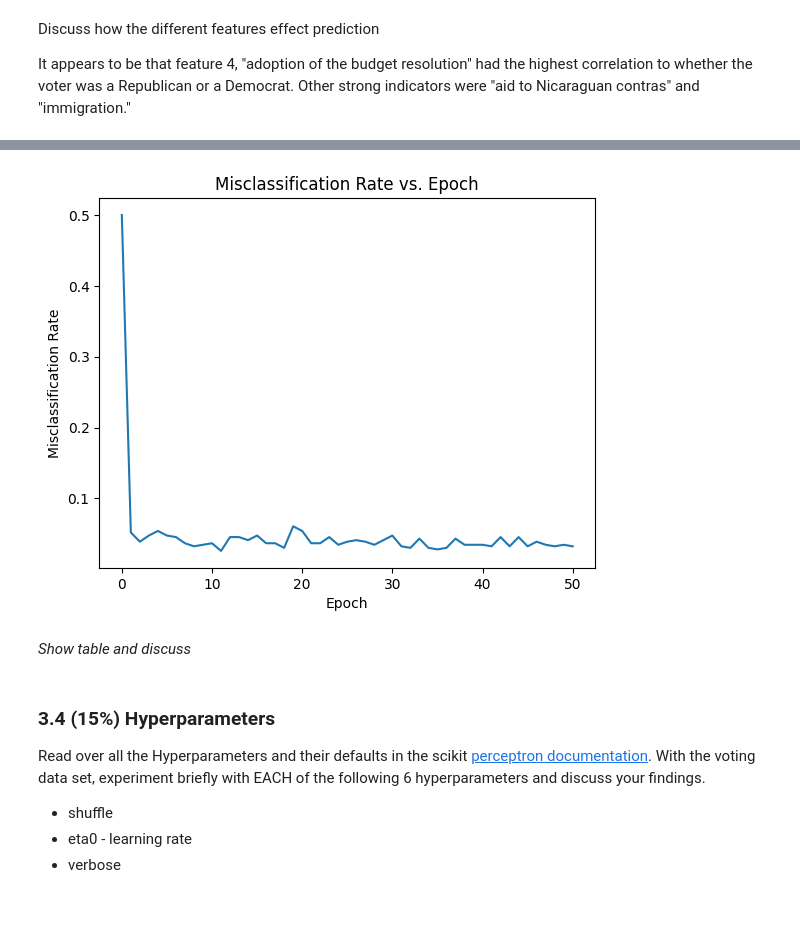
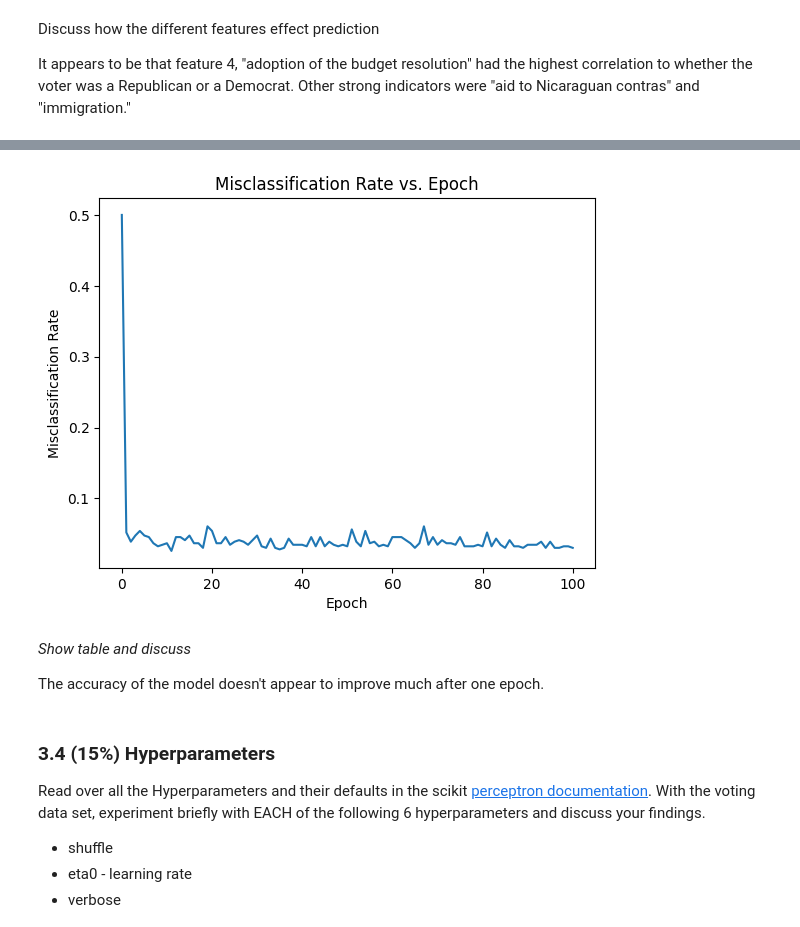
Before and after one commit to nriceusa/CS201R, a Jupyter notebook: Perceptron Lab.ipynb, the cells around one changed output, grey strips where cells are left out. Cells and saved outputs as stored; diff of their text form; code cells hidden in the pictures.

Commit message:
Finish discussion sections of Perceptron Lab.

```diff
--- a/Perceptron Lab.ipynb
+++ b/Perceptron Lab.ipynb
@@ -419,36 +419,38 @@ Learn with the perceptron once on the full voting data set and graph the misclas
 # %%
 # Learn once on the full voting data set, while gathering info after every epoch
 # Then Graph it here.  Here is some sample graph code, but you can do it your own way, including using a bar graph, etc.
 
 # Train on the evaluation data
 misclassification_rate = [0.5]
 classifier = Perceptron(warm_start=True, shuffle=False, verbose=False, eta0=1, max_iter=1)
 
-for i in range(50):
+for i in range(100):
     classifier.fit(X, y)
     score = classifier.score(X, y)
     misclassification_rate.append(1 - score)
 
     if score > 0.992:
         break
 
 plot_misclassification(misclassification_rate)
 
 def plot_misclassification(misclassification_rate):
     """
         Plots the misclassification rate
     Args:
         misclassification_rate (array-like): A 1D array or list of missclassifcation rate at every epoch
     """
     plt.plot(np.arange(len(misclassification_rate)), misclassification_rate)
     plt.title("Misclassification Rate vs. Epoch")
     plt.xlabel("Epoch")
     plt.ylabel("Misclassification Rate")
     plt.show()
 # %% [output]
-[figure, old version]
+[figure, new version]
-# %% [markdown]
-*Show table and discuss*
+# %% [markdown]
+*Show table and discuss*
+
+The accuracy of the model doesn't appear to improve much after one epoch.
 # %% [markdown]
 ### 3.4 (15%) Hyperparameters
 Read over all the Hyperparameters and their defaults in the scikit [perceptron documentation](https://scikit-learn.org/stable/modules/generated/sklearn.linear_model.Perceptron.html). With the voting data set, experiment briefly with EACH of the following 6 hyperparameters and discuss your findings.
```
Also changed, not shown: parts of 4 cells of this notebook.
